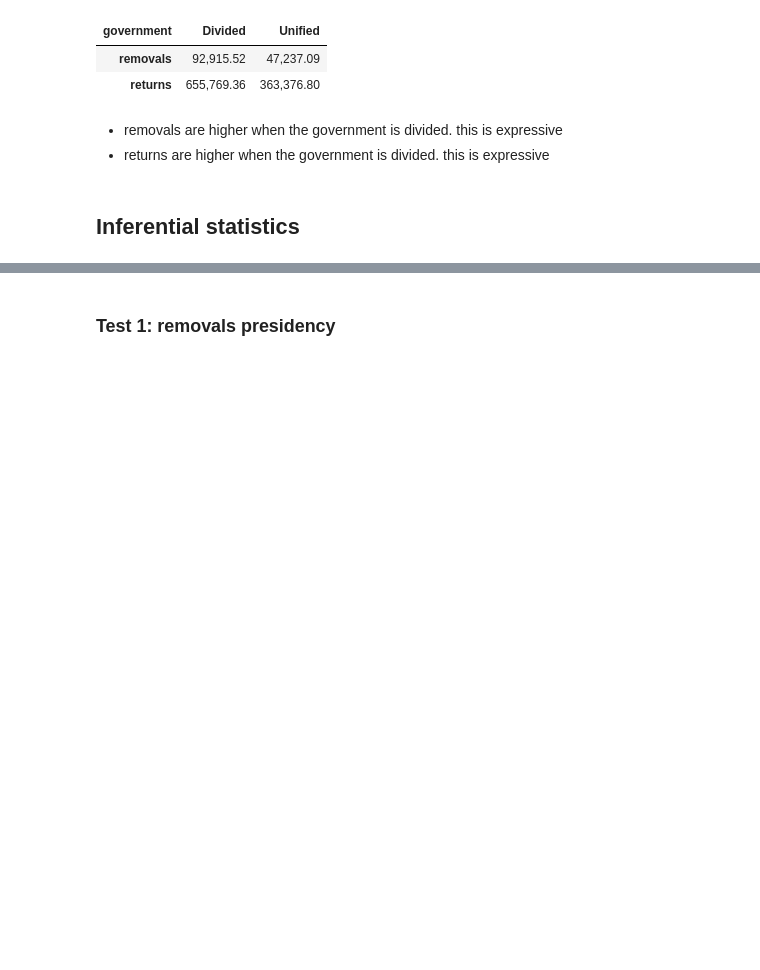
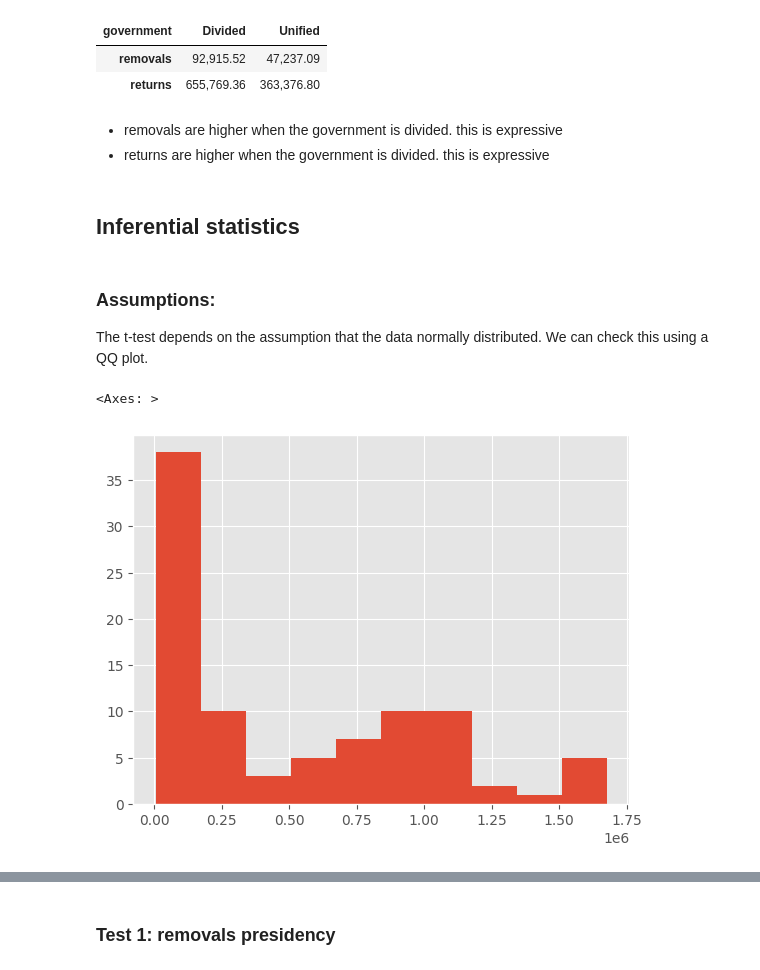
Before and after one commit to noah-art3mis/stats-assignment-2, a Jupyter notebook: removal.ipynb, the cells around one changed output, grey strips where cells are left out. Saved outputs shown, nothing was run; the diff lists cells and outputs as text; code cells hidden in the pictures; blank space fills up the shorter version.

```diff
--- a/removal.ipynb
+++ b/removal.ipynb
@@ -763,2 +832,11 @@ df.pivot_table(values=['removals', 'returns'], columns='government', aggfunc='me
 # %% [markdown]
 ## Inferential statistics
+# %% [markdown]
+### Assumptions:
+
+The t-test depends on the assumption that the data normally distributed. We can check this using a QQ plot.
+# %%
+df['returns'].hist();
+# %% [output]
+<Axes: >
+[figure, added]
```
Also changed, not shown: parts of 46 cells of this notebook, 1 other file.
